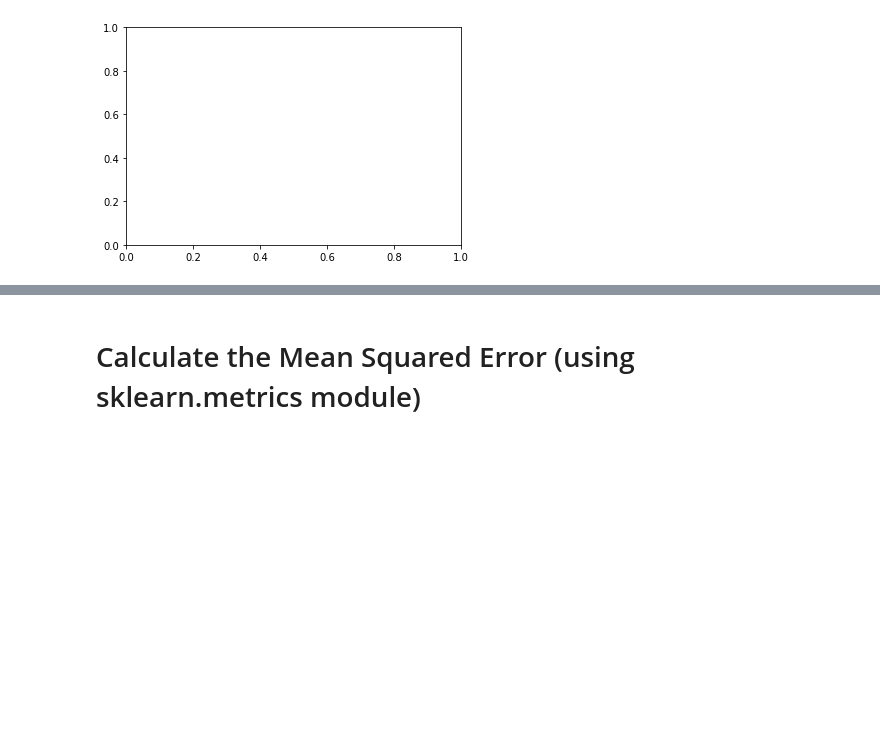
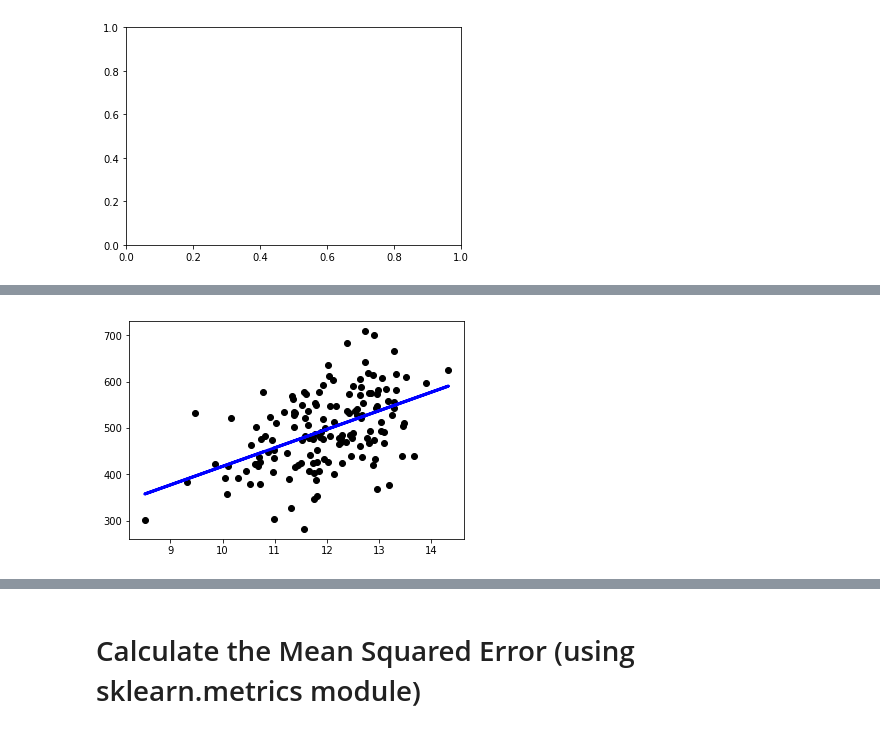
Before and after one commit to steveflys/data-science, a Jupyter notebook: regression.ipynb, the cells around one changed output, grey strips where cells are left out. Saved outputs shown, nothing was run; the diff lists cells and outputs as text; code cells hidden in the pictures; blank space fills up the shorter version.

```diff
--- a/regression.ipynb
+++ b/regression.ipynb
@@ -117,0 +138,15 @@ ValueError: x and y must be the same size
+# %%
+#Repeat the process for the time on app.
+cust_data_app = pd.DataFrame(df['Time on App'])
+X_train, X_test, Y_train, Y_test = train_test_split(cust_data_app, yearly_spent, test_size=0.3, random_state=123)
+Y_train.head()
+regr = LinearRegression()
+regr.fit(X_train, Y_train)
+Y_pred = regr.predict(X_test)
+# Plot outputs
+plt.scatter(X_test, Y_test,  color='black')
+plt.plot(X_test, Y_pred, color='blue', linewidth=3)
+
+plt.show()
+# %% [output]
+[figure, added]
```
Also changed, not shown: parts of 10 cells of this notebook.
